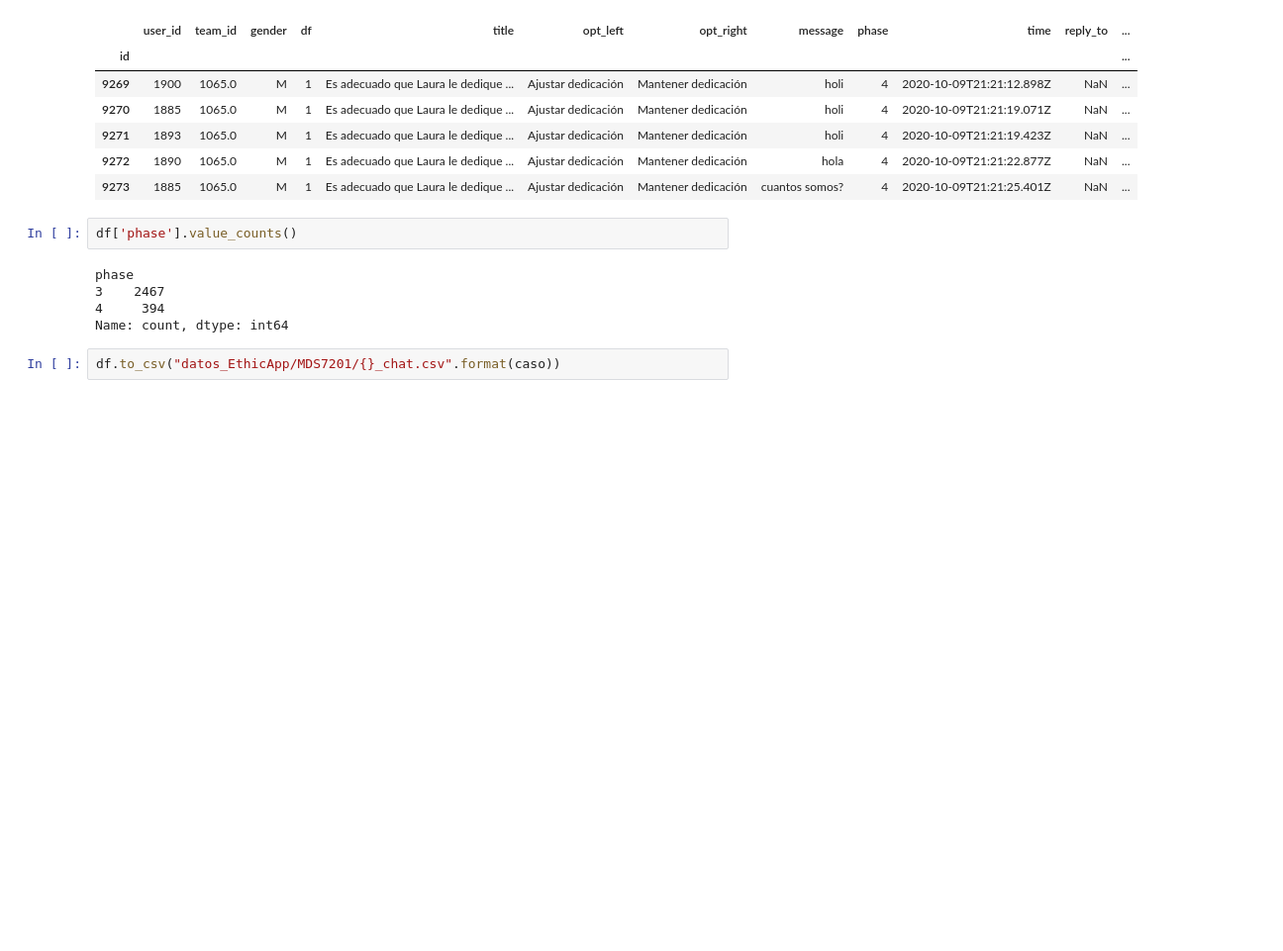
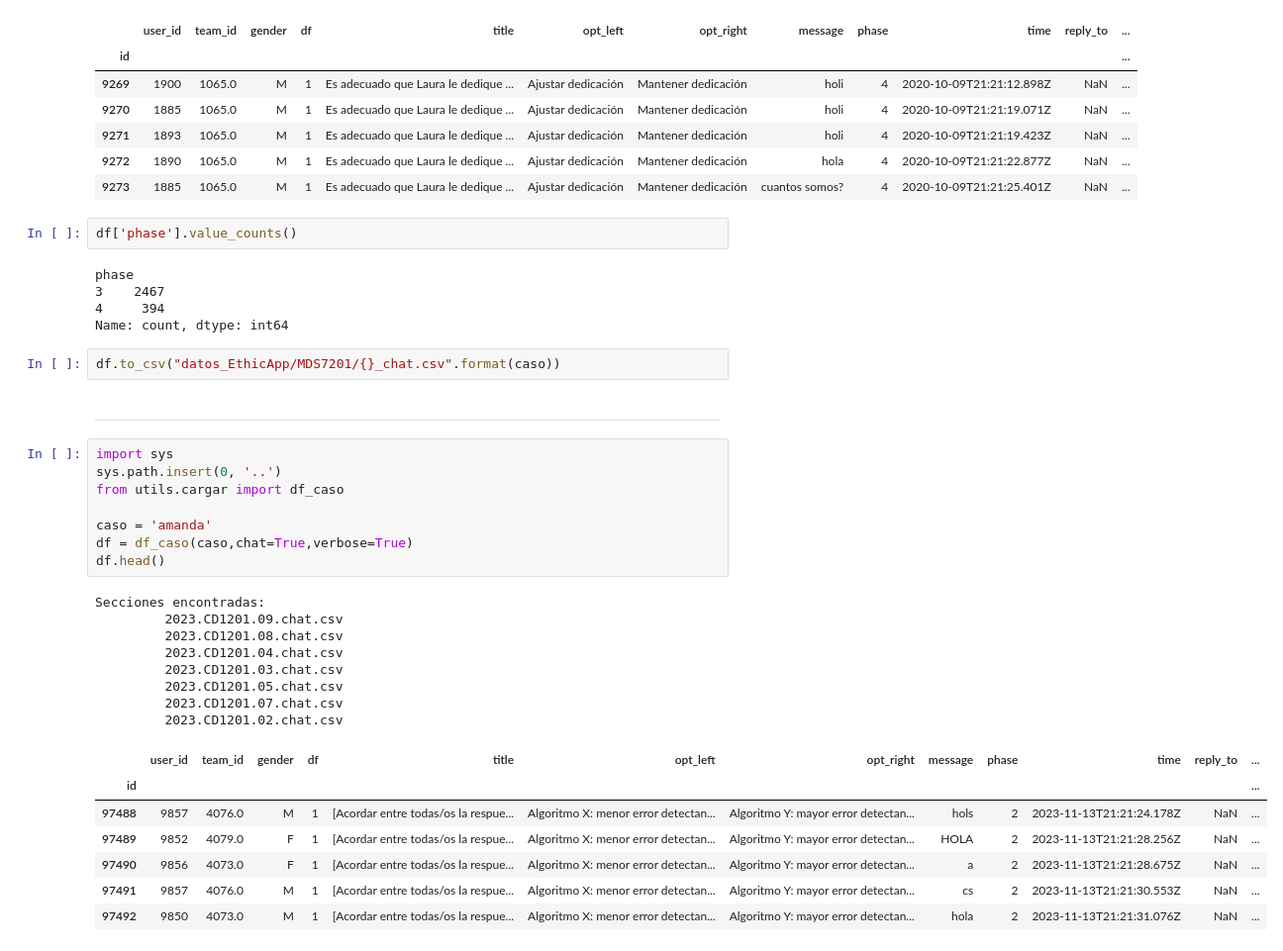
Before and after one commit to camilocarvajalreyes/ethicapp-nlp, a Jupyter notebook: cargar_chat.ipynb, the cells around one changed output. Shown at 99% size. Cells and saved outputs as stored; diff of their text form; blank space fills up the shorter version.

Commit message:
add caso amanda

```diff
--- a/cargar_chat.ipynb
+++ b/cargar_chat.ipynb
@@ -140,3 +140,29 @@ phase
 Name: count, dtype: int64
 # %%
 df.to_csv("datos_EthicApp/MDS7201/{}_chat.csv".format(caso))
+# %% [markdown]
+---
+# %%
+import sys
+sys.path.insert(0, '..')
+from utils.cargar import df_caso
+
+caso = 'amanda'
+df = df_caso(caso,chat=True,verbose=True)
+df.head()
+# %% [output]
+Secciones encontradas:
+         2023.CD1201.09.chat.csv
+         2023.CD1201.08.chat.csv
+         2023.CD1201.04.chat.csv
+         2023.CD1201.03.chat.csv
+         2023.CD1201.05.chat.csv
+         2023.CD1201.07.chat.csv
+         2023.CD1201.02.chat.csv
+|  | user_id | team_id | gender | df | title | opt_left | opt_right | message | phase | time | reply_to | ... |
+| id |  |  |  |  |  |  |  |  |  |  |  | ... |
+| 97488 | 9857 | 4076.0 | M | 1 | [Acordar entre todas/os la respue... | Algoritmo X: menor error detectan... | Algoritmo Y: mayor error detectan... | hols | 2 | 2023-11-13T21:21:24.178Z | NaN | ... |
+| 97489 | 9852 | 4079.0 | F | 1 | [Acordar entre todas/os la respue... | Algoritmo X: menor error detectan... | Algoritmo Y: mayor error detectan... | HOLA | 2 | 2023-11-13T21:21:28.256Z | NaN | ... |
+| 97490 | 9856 | 4073.0 | F | 1 | [Acordar entre todas/os la respue... | Algoritmo X: menor error detectan... | Algoritmo Y: mayor error detectan... | a | 2 | 2023-11-13T21:21:28.675Z | NaN | ... |
+| 97491 | 9857 | 4076.0 | M | 1 | [Acordar entre todas/os la respue... | Algoritmo X: menor error detectan... | Algoritmo Y: mayor error detectan... | cs | 2 | 2023-11-13T21:21:30.553Z | NaN | ... |
+| 97492 | 9850 | 4073.0 | M | 1 | [Acordar entre todas/os la respue... | Algoritmo X: menor error detectan... | Algoritmo Y: mayor error detectan... | hola | 2 | 2023-11-13T21:21:31.076Z | NaN | ... |
```
Also changed, not shown: parts of 2 cells of this notebook, 2 other files.
